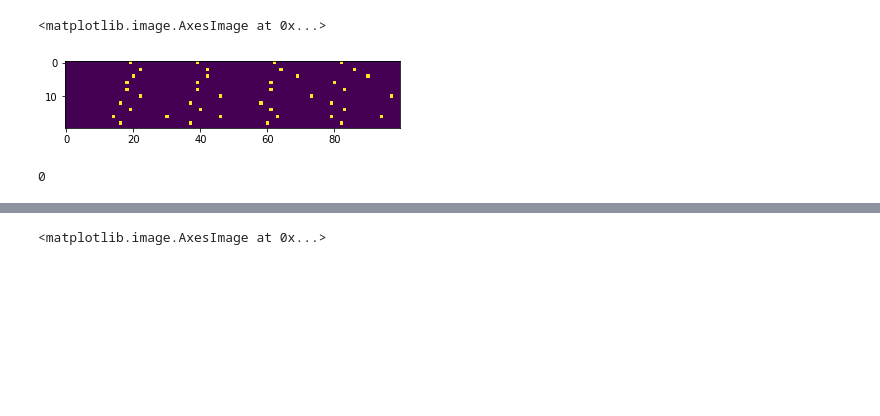
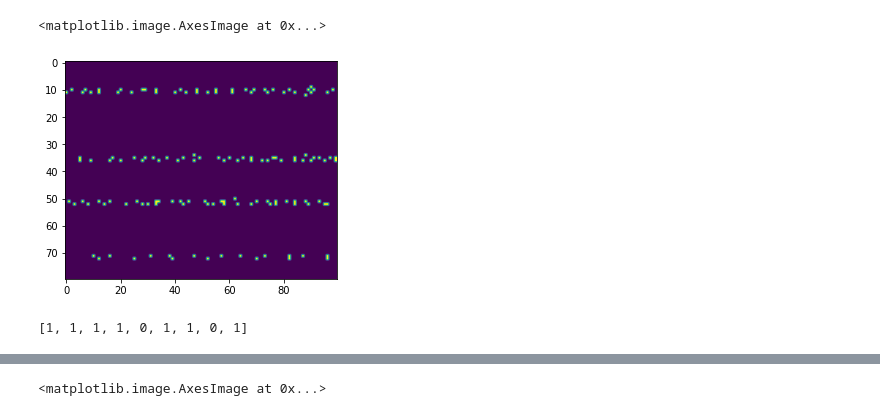
Before and after one commit to danielgafni/masters, a Jupyter notebook: notebooks/Agent.ipynb, the cells around one changed output, grey strips where cells are left out. Cells and saved outputs as stored; diff of their text form; code cells hidden in the pictures; blank space fills up the shorter version.

```diff
--- a/notebooks/Agent.ipynb
+++ b/notebooks/Agent.ipynb
@@ -17,29 +17,19 @@ actor = make_mlp(
     input_shape=[80],
     output_shape=[10, 2],
     nu=[1e-3, 1e-1],
-    norm=0.6,
-#     hidden_layer_shapes=[[100]],
+    norm=0.7,
     time=100,
     dev=True
 )
 critic = make_mlp(
     input_shape=[80],
-    output_shape=[1],
+    output_shape=[100],
     nu=[1e-3, 1e-1],
-    norm=0.6,
-#     hidden_layer_shapes=[[100]],
+    norm=0.7,
     time=100,
     dev=True
 )
-prev_critic = make_mlp(
-    input_shape=[80],
-    output_shape=[1],
-    nu=[1e-3, 1e-1],
-    norm=0.6,
-#     hidden_layer_shapes=[[100]],
-    time=100,
-    dev=True
-)
+prev_critic = critic.clone()
 # %%
 agent = A2CAgent(
     actor=actor,
@@ -55,7 +40,11 @@ plt.imshow(agent.actor.connections[("In", "Out")].w.numpy().T)
 # %%
 agent.to(device)
 # %%
-trainer = A2CTrainer(num_episodes=10, spikes_to_value=1)#, device=device)
+trainer = A2CTrainer(
+    num_episodes=500,
+    spikes_to_value=1,
+    lr=0.01
+)#, device=device)
 # %%
 # episode = trainer.play_episode(agent, "CartPole-v0", render=True)
 # %%
@@ -83,5 +89,5 @@ plt.imshow(agent.actor.connections[("In", "Out")].w.numpy().T)
 # %%
-plt.imshow(agent.actor.monitors["Out"].get("s").view(100, -1).t())
+plt.imshow(agent.actor.monitors["In"].get("s").view(100, -1).t())
 # %% [output]
 <matplotlib.image.AxesImage at 0x...>
-[figure, old version]
+[figure, new version]
@@ -92,6 +93,0 @@ transition = episode.transitions[0]
-# %%
-agent.run_actor(
-    observation=torch.from_numpy(transition.observation),
-)
-# %% [output]
-0
@@ -97,0 +96,4 @@ agent.run_actor(
+# %%
+[t.action for t in episode.transitions]
+# %% [output]
+[1, 1, 1, 1, 0, 1, 1, 0, 1]
```
Also changed, not shown: parts of 16 cells of this notebook, 3 other files.
